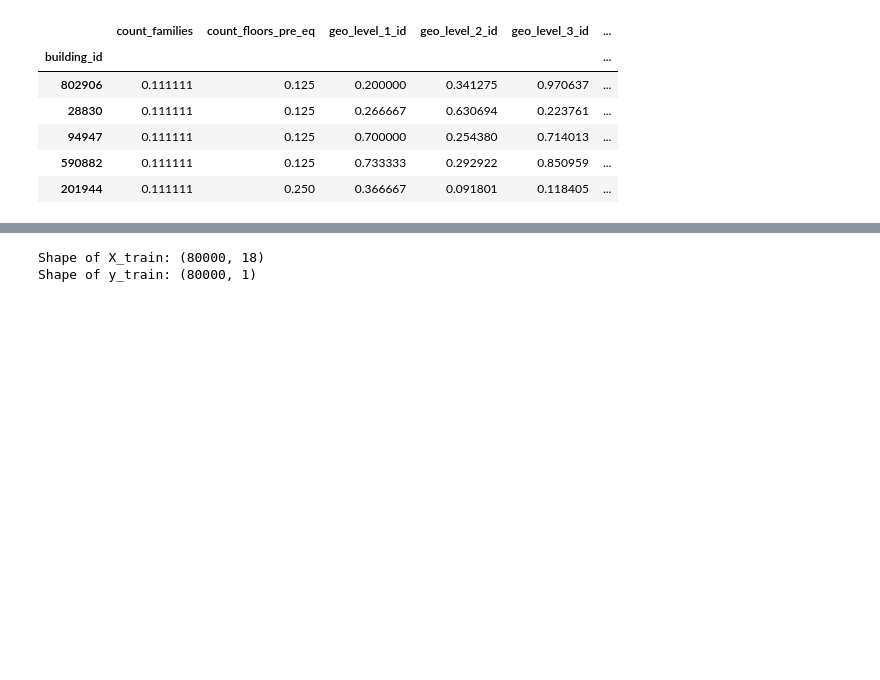
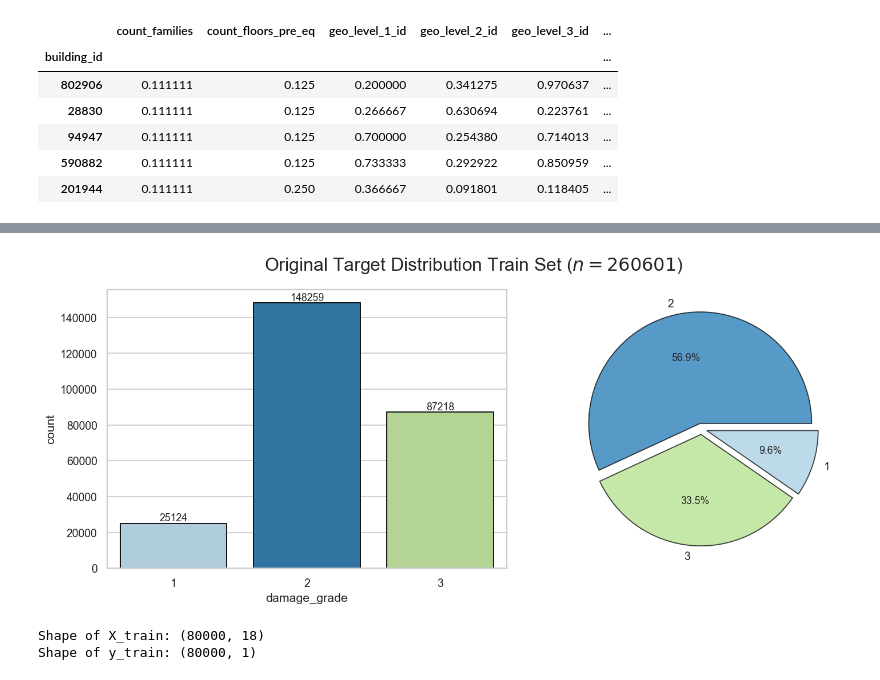
Before and after one commit to nina-prog/richters-predictor-modeling-earthquake-damage, a Jupyter notebook: notebooks/week05/week05-oversampling-smote.ipynb, the cells around one changed output, grey strips where cells are left out. Saved outputs shown, nothing was run; the diff lists cells and outputs as text; code cells hidden in the pictures; blank space fills up the shorter version.

```diff
--- a/notebooks/week05/week05-oversampling-smote.ipynb
+++ b/notebooks/week05/week05-oversampling-smote.ipynb
@@ -46,0 +163,3 @@ Shape of y_train: (260601, 1)
+# %%
+plot_target_distribution(y_train, title="Original Target Distribution Train Set")
+# %% [output]
@@ -47,3 +167,4 @@ Shape of y_train: (260601, 1)
+[figure, added]
 # %%
 # Take subsample for better runtime
 X_train = X_train.iloc[:100000]
```
Also changed, not shown: parts of 15 cells of this notebook.
